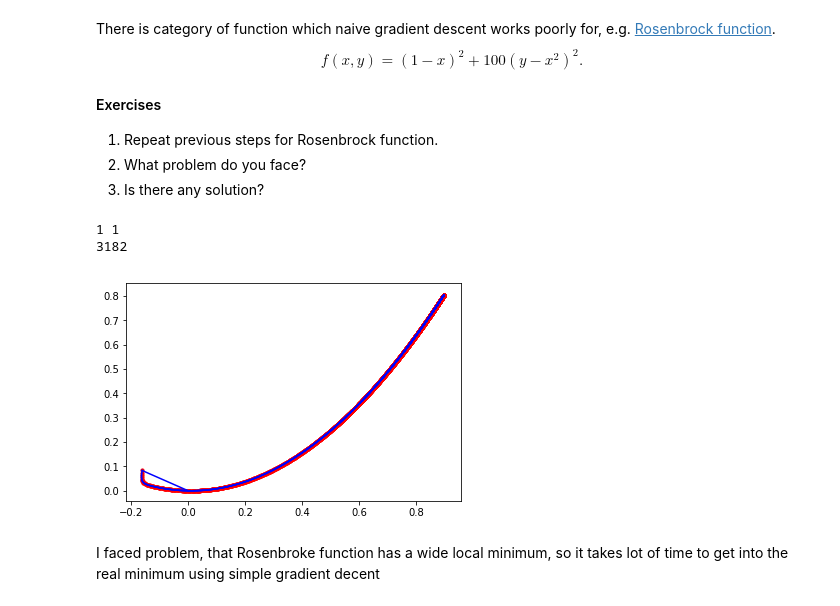
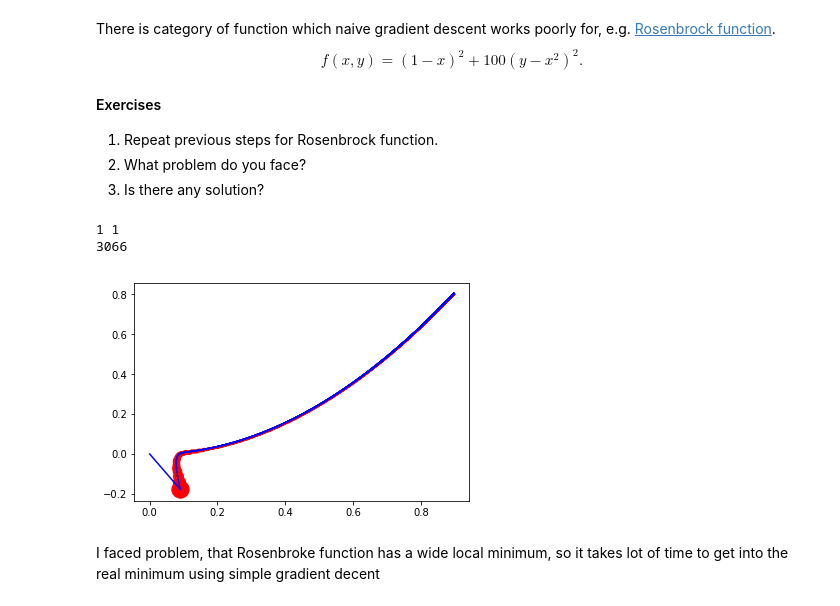
Before and after one commit to treacker/Sonia, a Jupyter notebook: labs/lab-1 (2).ipynb, the cells around one changed output. Drawn from its saved outputs; the diff is of its cells as text; code cells hidden in the pictures.

```diff
--- a/labs/lab-1 (2).ipynb
+++ b/labs/lab-1 (2).ipynb
@@ -477,37 +478,39 @@ def f(x):
 
 def grad(x, y):
     return [2 * (-1 + x - 200 * x * y + 200 * x ** 3), 200 * (y -  x ** 2)]
 
 now_x = [np.random.uniform(0, 2), np.random.uniform(0, 2)]
 
 next_x = 0
 next_y = 0
 lambd = 10e-4
 eps = 10e-5
 g = grad(now_x[0], now_x[1])
 
 i = 0
 while (math.sqrt((now_x[0] - next_x) ** 2 + (now_x[1] - next_y) ** 2) > eps):
+    i += 1
+
     now_x[0] = next_x
     now_x[1] = next_y
 
     next_x = now_x[0] - lambd * g[0]
     next_y = now_x[1] - lambd * g[1]
 
     plt.plot(np.array([next_x, now_x[0]]), np.array([next_y, now_x[1]]), color='blue')
-    plt.scatter(next_x, next_y, 10, color='r')
+    plt.scatter(next_x, next_y, 300 / i, color='r')
 
     g = grad(next_x, next_y)
 
 
-    i += 1
+
 print(round(now_x[0]), round(now_x[1]))
 print(i)
 plt.show()
 # %% [output]
 1 1
-3182
+3066
-[figure, old version]
+[figure, new version]
 # %% [markdown]
 I faced problem, that Rosenbroke function has a wide local minimum, so it takes lot of time to get into the real minimum using simple gradient decent
 # %% [markdown]
```
Also changed, not shown: parts of 25 cells of this notebook.
